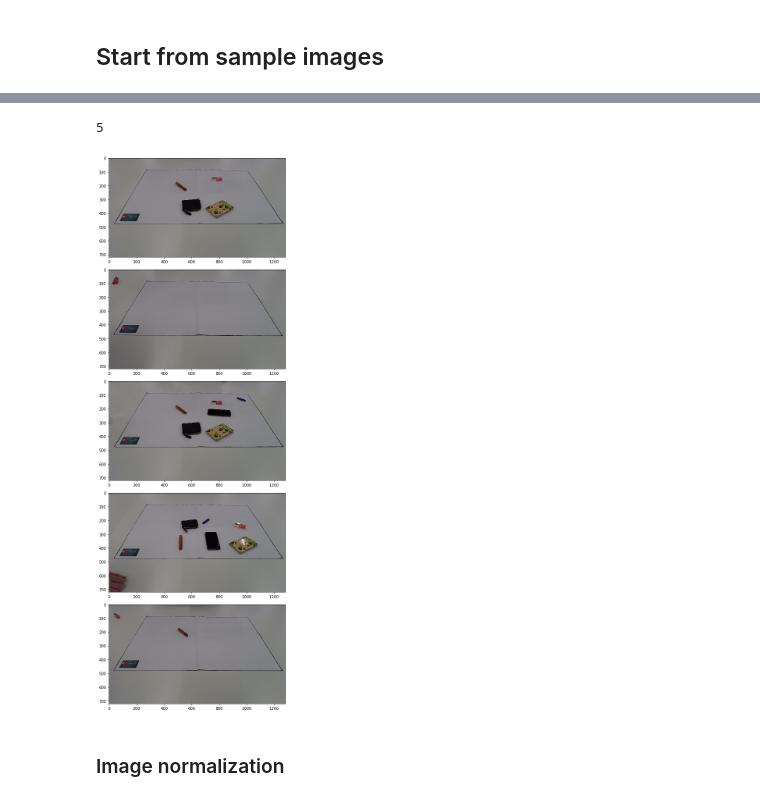
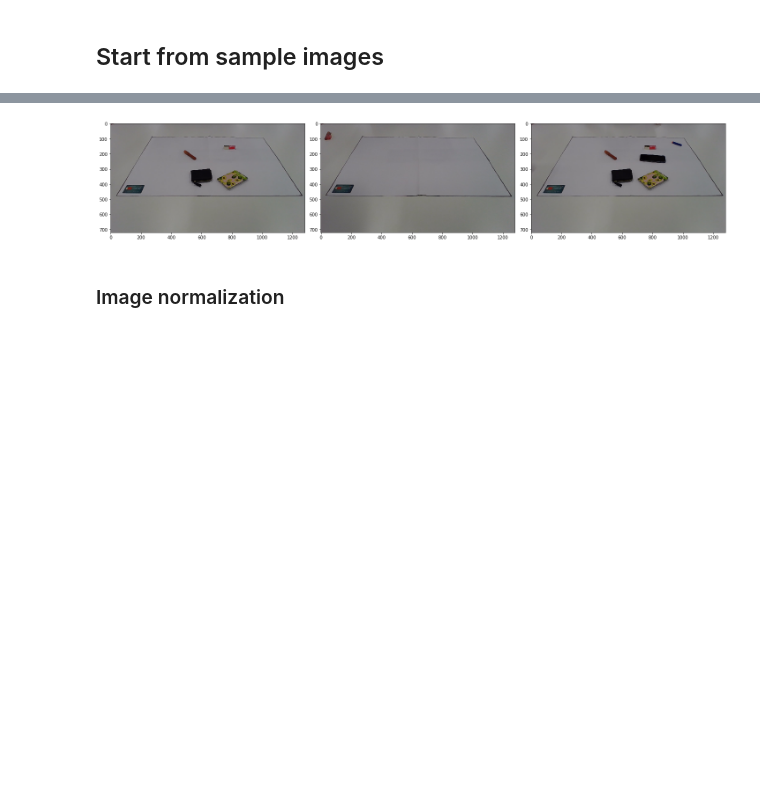
Before and after one commit to Anton-31-96/object-linear-size, a Jupyter notebook: project.ipynb, the cells around one changed output, grey strips where cells are left out. Cells and saved outputs as stored; diff of their text form; code cells hidden in the pictures; blank space fills up the shorter version.

```diff
--- a/project.ipynb
+++ b/project.ipynb
@@ -127,10 +125,6 @@ grayscale_images = [cv2.cvtColor(images[i], cv2.COLOR_RGB2GRAY) for i in range(l
-# %%
-len(images)
-# %% [output]
-5
 # %%
-print_images(images, 5, 1)
+print_images(images, 1, 3)
 # %% [output]
-[figure, old version]
+[figure, new version]
 # %% [markdown]
 ### Image normalization
```
Also changed, not shown: parts of 43 cells of this notebook, 1 other file.
